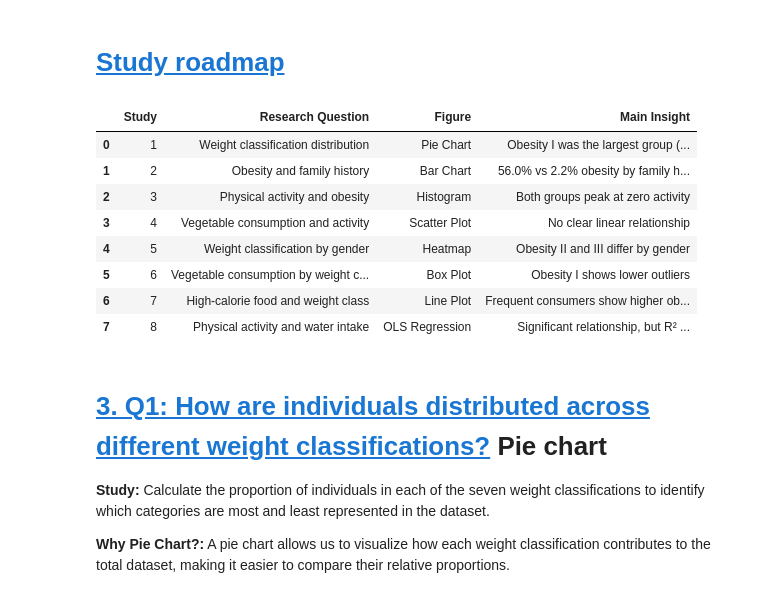
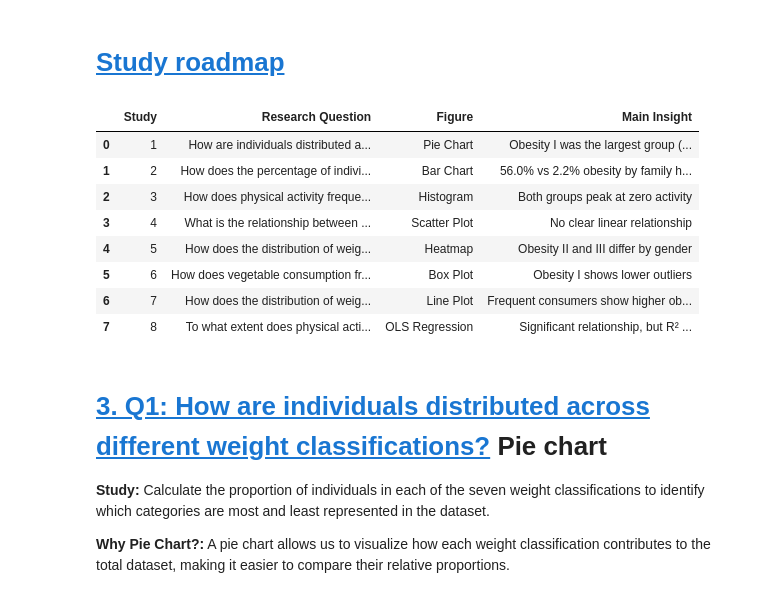
Before and after one commit to LeylahfrA01178568/2039_data_visualization, a Jupyter notebook: A10_presentation.ipynb, the cells around one changed output. Saved outputs shown, nothing was run; the diff lists cells and outputs as text; code cells hidden in the pictures.

```diff
--- a/A10_presentation.ipynb
+++ b/A10_presentation.ipynb
@@ -357,50 +362,50 @@ roadmap = pd.DataFrame({
     'Study': [1, 2, 3, 4, 5, 6, 7, 8],
 
     'Research Question': [
-        'Weight classification distribution',
-        'Obesity and family history',
-        'Physical activity and obesity',
-        'Vegetable consumption and activity',
-        'Weight classification by gender',
-        'Vegetable consumption by weight class',
-        'High-calorie food and weight class',
-        'Physical activity and water intake'
+        'How are individuals distributed across different weight classifications?',
+        'How does the percentage of individuals classified with obesity differ depending on their family overweight history?',
+        'How does physical activity frequency differ between individuals with obesity and other weight classifications?',
+        'What is the relationship between vegetable consumption frequency and physical activity frequency?',
+        'How does the distribution of weight classifications differ between females and males?',
+        'How does vegetable consumption frequency vary across different weight classifications?',
+        'How does the distribution of weight classifications differ depending on frequent high-calorie food consumption?',
+        'To what extent does physical activity frequency explain variations in daily water intake'
     ],
 
     'Figure': [
         'Pie Chart',
         'Bar Chart',
         'Histogram',
         'Scatter Plot',
         'Heatmap',
         'Box Plot',
         'Line Plot',
         'OLS Regression'
     ],
 
     'Main Insight': [
         'Obesity I was the largest group (16.8%)',
         '56.0% vs 2.2% obesity by family history',
         'Both groups peak at zero activity',
         'No clear linear relationship',
         'Obesity II and III differ by gender',
         'Obesity I shows lower outliers',
         'Frequent consumers show higher obesity proportions',
         'Significant relationship, but R² = 0.027'
     ]
 })
 
 display(roadmap)
 # %% [output]
 |  | Study | Research Question | Figure | Main Insight |
-| 0 | 1 | Weight classification distribution | Pie Chart | Obesity I was the largest group (... |
-| 1 | 2 | Obesity and family history | Bar Chart | 56.0% vs 2.2% obesity by family h... |
-| 2 | 3 | Physical activity and obesity | Histogram | Both groups peak at zero activity |
-| 3 | 4 | Vegetable consumption and activity | Scatter Plot | No clear linear relationship |
-| 4 | 5 | Weight classification by gender | Heatmap | Obesity II and III differ by gender |
-| 5 | 6 | Vegetable consumption by weight c... | Box Plot | Obesity I shows lower outliers |
-| 6 | 7 | High-calorie food and weight class | Line Plot | Frequent consumers show higher ob... |
-| 7 | 8 | Physical activity and water intake | OLS Regression | Significant relationship, but R² ... |
+| 0 | 1 | How are individuals distributed a... | Pie Chart | Obesity I was the largest group (... |
+| 1 | 2 | How does the percentage of indivi... | Bar Chart | 56.0% vs 2.2% obesity by family h... |
+| 2 | 3 | How does physical activity freque... | Histogram | Both groups peak at zero activity |
+| 3 | 4 | What is the relationship between ... | Scatter Plot | No clear linear relationship |
+| 4 | 5 | How does the distribution of weig... | Heatmap | Obesity II and III differ by gender |
+| 5 | 6 | How does vegetable consumption fr... | Box Plot | Obesity I shows lower outliers |
+| 6 | 7 | How does the distribution of weig... | Line Plot | Frequent consumers show higher ob... |
+| 7 | 8 | To what extent does physical acti... | OLS Regression | Significant relationship, but R² ... |
 # %% [markdown]
 # [3. Q1: How are individuals distributed across different weight classifications?]((#scrollTo=u9q-QGBEvqn_&line=10&uniqifier=1)) **Pie chart**
 
```
Also changed, not shown: parts of 4 cells of this notebook.
